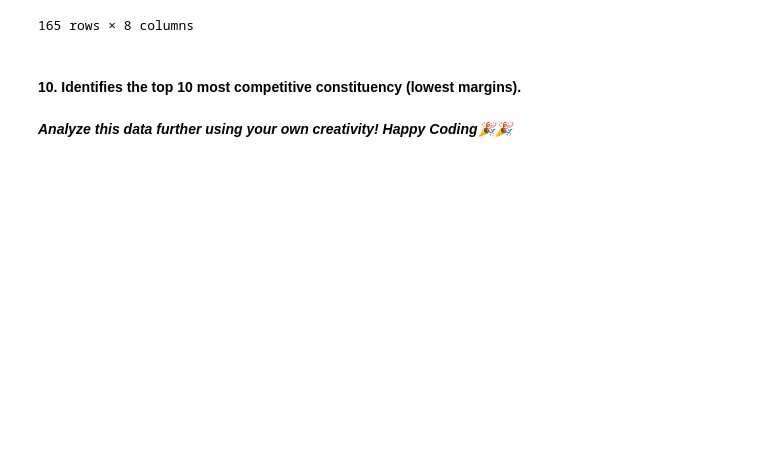
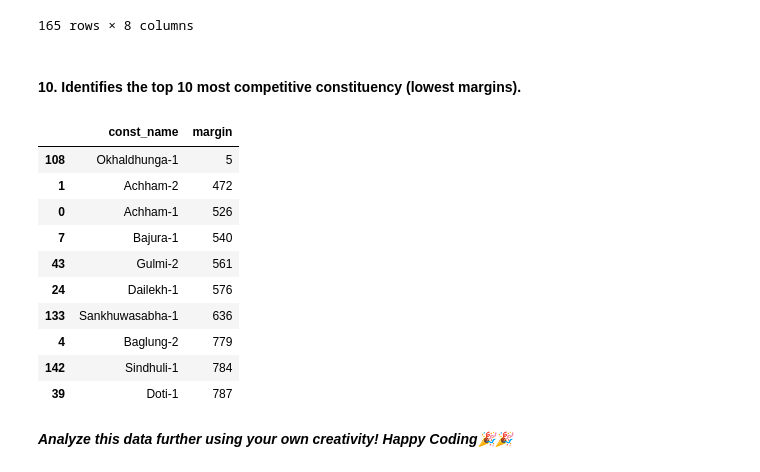
Before and after one commit to Sugam-Khatiwada/Smart-data, a Jupyter notebook: Election_data_Case_Study.ipynb, the cells around one changed output. Saved outputs shown, nothing was run; the diff lists cells and outputs as text; code cells hidden in the pictures; blank space fills up the shorter version.

Commit message:
election case study completely done

```diff
--- a/Election_data_Case_Study.ipynb
+++ b/Election_data_Case_Study.ipynb
@@ -206,8 +206,11 @@ election_df.loc[top_2['level_1']]
 #### 9. Compute the `margin` between `winner` and `first runner-up` for each constituency.
 # %%
 # Code here
-margin=election_df.loc[top_2['level_1']].groupby('const_name')['votes'].diff().abs().dropna().reset_index()
-election_df.loc[margin['index']]
+top_two_votes = election_df.loc[top_2['level_1'], ['const_name', 'votes']].copy()
+margin = top_two_votes.groupby('const_name').agg(
+    margin=('votes', lambda s: s.max() - s.min())
+).reset_index()
+margin
 # %% [output]
 |  | candidate_id | district_id | const_name | candidate_name | age | gender | party | votes |
 | 1693 | 341030 | 68 | Achham-1 | Bhim Bahadur Rawal | 70 | male | Communist Party of Nepal | 10233 |
@@ -226,5 +229,25 @@ election_df.loc[margin['index']]
 #### 10. Identifies the top 10 most competitive constituency (lowest margins).
 # %%
 # Code here
+if ('margin' not in margin.columns) or ('const_name' not in margin.columns):
+    top_two_votes = election_df.loc[top_2['level_1'], ['const_name', 'votes']].copy()
+    margin = top_two_votes.groupby('const_name').agg(
+        margin=('votes', lambda s: s.max() - s.min())
+    ).reset_index()
+
+top_10_competitive = margin.nsmallest(10, 'margin')
+top_10_competitive
+# %% [output]
+|  | const_name | margin |
+| 108 | Okhaldhunga-1 | 5 |
+| 1 | Achham-2 | 472 |
+| 0 | Achham-1 | 526 |
+| 7 | Bajura-1 | 540 |
+| 43 | Gulmi-2 | 561 |
+| 24 | Dailekh-1 | 576 |
+| 133 | Sankhuwasabha-1 | 636 |
+| 4 | Baglung-2 | 779 |
+| 142 | Sindhuli-1 | 784 |
+| 39 | Doti-1 | 787 |
 # %% [markdown]
 **_Analyze this data further using your own creativity! Happy Coding🎉🎉_**
```
